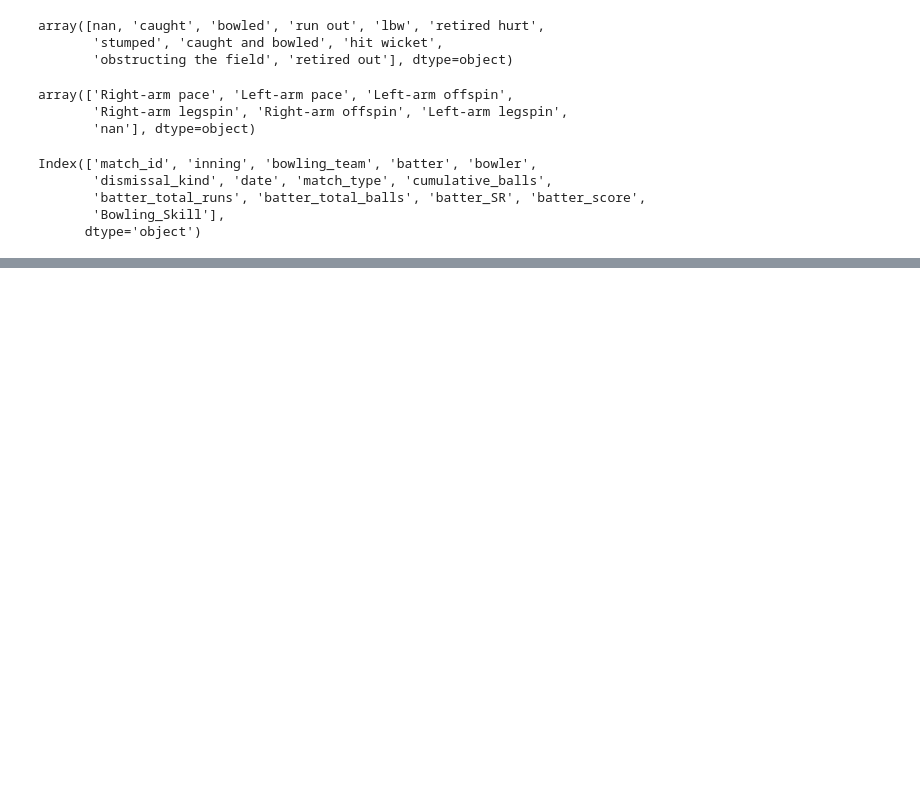
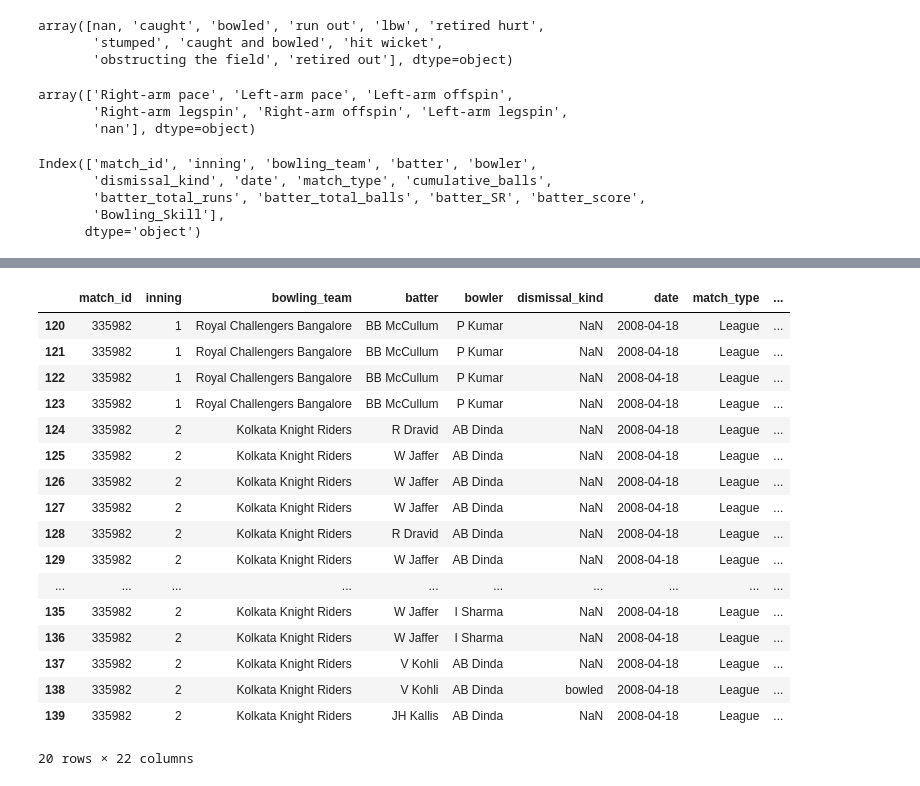
Before and after one commit to depleur/cricforecast, a Jupyter notebook: xR_data_augmentation.ipynb, the cells around one changed output, grey strips where cells are left out. Drawn from its saved outputs; the diff is of its cells as text; code cells hidden in the pictures; blank space fills up the shorter version.

```diff
--- a/xR_data_augmentation.ipynb
+++ b/xR_data_augmentation.ipynb
@@ -267,3 +275,5 @@ Index(['match_id', 'inning', 'bowling_team', 'batter', 'bowler',
       dtype='object')
 # %%
 # player name, runs scored in match, no. of each bowler type, for each batter: match-wise rows, batting pos, innings, venue
+# %%
+df_reduced = df_reduced.loc[0:140]
@@ -269,0 +368,21 @@ Index(['match_id', 'inning', 'bowling_team', 'batter', 'bowler',
+# %%
+df_reduced[120:140]
+# %% [output]
+|  | match_id | inning | bowling_team | batter | bowler | dismissal_kind | date | match_type | ... |
+| 120 | 335982 | 1 | Royal Challengers Bangalore | BB McCullum | P Kumar | NaN | 2008-04-18 | League | ... |
+| 121 | 335982 | 1 | Royal Challengers Bangalore | BB McCullum | P Kumar | NaN | 2008-04-18 | League | ... |
+| 122 | 335982 | 1 | Royal Challengers Bangalore | BB McCullum | P Kumar | NaN | 2008-04-18 | League | ... |
+| 123 | 335982 | 1 | Royal Challengers Bangalore | BB McCullum | P Kumar | NaN | 2008-04-18 | League | ... |
+| 124 | 335982 | 2 | Kolkata Knight Riders | R Dravid | AB Dinda | NaN | 2008-04-18 | League | ... |
+| 125 | 335982 | 2 | Kolkata Knight Riders | W Jaffer | AB Dinda | NaN | 2008-04-18 | League | ... |
+| 126 | 335982 | 2 | Kolkata Knight Riders | W Jaffer | AB Dinda | NaN | 2008-04-18 | League | ... |
+| 127 | 335982 | 2 | Kolkata Knight Riders | W Jaffer | AB Dinda | NaN | 2008-04-18 | League | ... |
+| 128 | 335982 | 2 | Kolkata Knight Riders | R Dravid | AB Dinda | NaN | 2008-04-18 | League | ... |
+| 129 | 335982 | 2 | Kolkata Knight Riders | W Jaffer | AB Dinda | NaN | 2008-04-18 | League | ... |
+| ... | ... | ... | ... | ... | ... | ... | ... | ... | ... |
+| 135 | 335982 | 2 | Kolkata Knight Riders | W Jaffer | I Sharma | NaN | 2008-04-18 | League | ... |
+| 136 | 335982 | 2 | Kolkata Knight Riders | W Jaffer | I Sharma | NaN | 2008-04-18 | League | ... |
+| 137 | 335982 | 2 | Kolkata Knight Riders | V Kohli | AB Dinda | NaN | 2008-04-18 | League | ... |
+| 138 | 335982 | 2 | Kolkata Knight Riders | V Kohli | AB Dinda | bowled | 2008-04-18 | League | ... |
+| 139 | 335982 | 2 | Kolkata Knight Riders | JH Kallis | AB Dinda | NaN | 2008-04-18 | League | ... |
+20 rows × 22 columns
```
Also changed, not shown: parts of 4 cells of this notebook.
